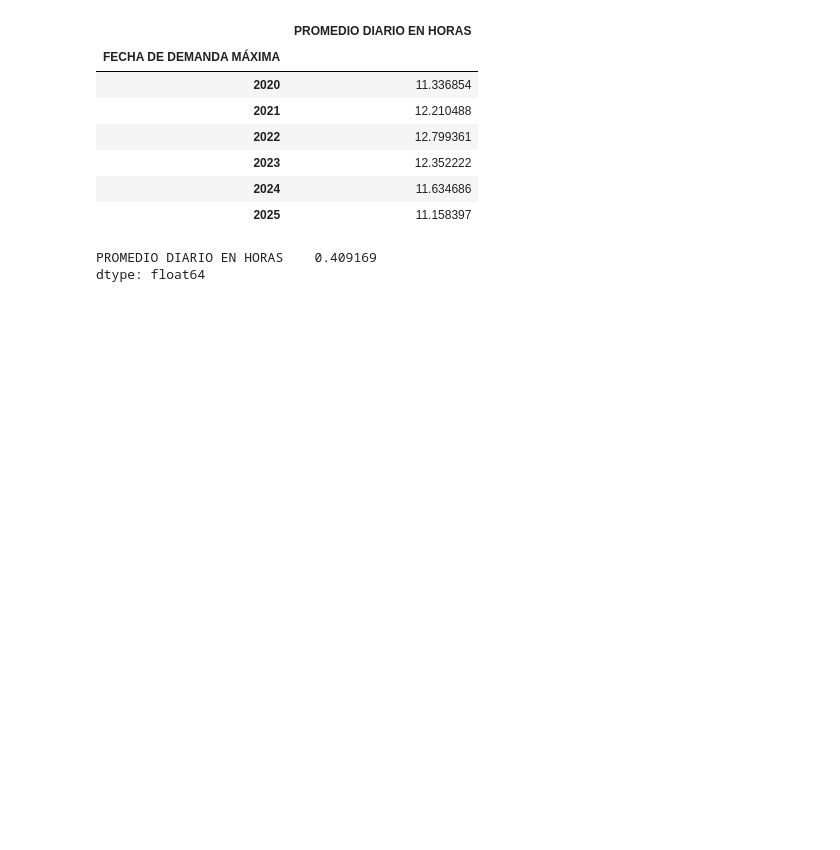
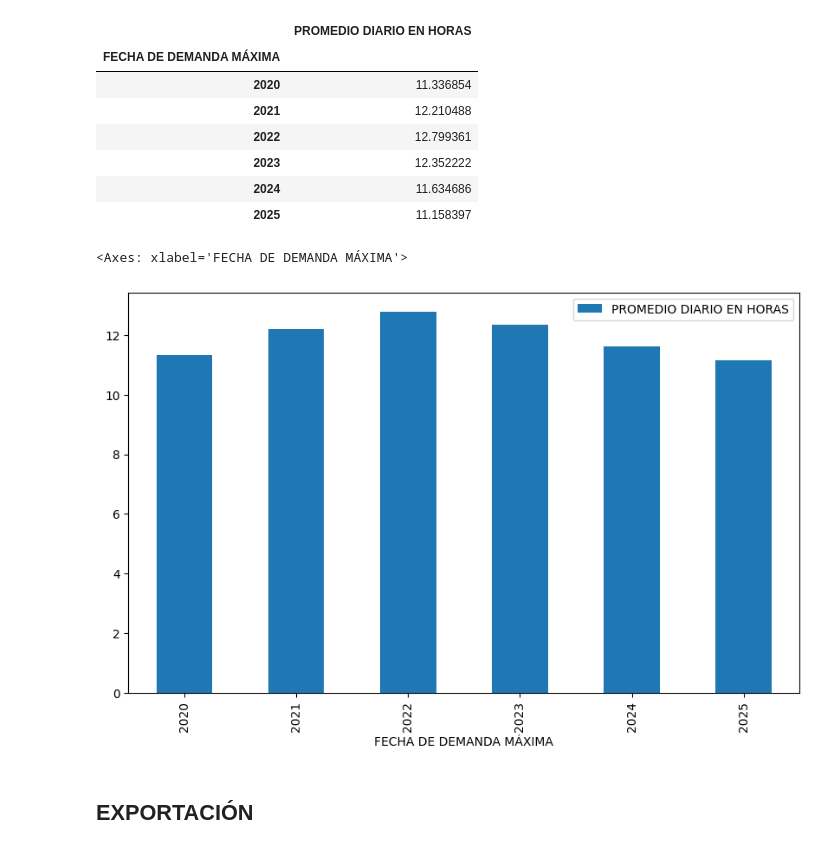
Before and after one commit to Angelthebestone/ANALIS-ZNI, a Jupyter notebook: NOTEBOOKS/ANALISIS ZNI.ipynb, the cells around one changed output. Cells and saved outputs as stored; diff of their text form; code cells hidden in the pictures; blank space fills up the shorter version.

```diff
--- a/NOTEBOOKS/ANALISIS ZNI.ipynb
+++ b/NOTEBOOKS/ANALISIS ZNI.ipynb
@@ -20,4 +26,2 @@ URL3 = "C:/Users/Lenovo/Desktop/ANALISIS ZNI/DATASETS/Anexo_ICEE_2023_dpto_mpio.
 # %%
-df_localidades = pd.read_csv(URL1,
-                            decimal = ',').drop(2) #se dropea 2 debido a que tiene doble coma.
-df_localidades
+df_localidades = pd.read_csv(URL1).drop(2) #se dropea 2 debido a que tiene doble coma.
@@ -168,2 +159,5 @@ def eliminar_tildes(texto):
 # %%
-df_ZNI['DÍA DE DEMANDA MÁXIMA'] = df_ZNI['DÍA DE DEMANDA MÁXIMA'].apply(lambda x: eliminar_tildes(x).upper())
+df_ZNI['DÍA DE DEMANDA MÁXIMA'] = df_ZNI['DÍA DE DEMANDA MÁXIMA'].str.upper().apply(eliminar_tildes)
+
+#lista de elementos unicos para verificar la que solo queda un valor por cada día
+list(df_ZNI['DÍA DE DEMANDA MÁXIMA'].unique())
@@ -323,8 +377,10 @@ df_promedio_horas_servicio
 | 2023 | 12.352222 |
 | 2024 | 11.634686 |
 | 2025 | 11.158397 |
-# %%
-df_promedio_horas_servicio.var()
-# %% [output]
-PROMEDIO DIARIO EN HORAS    0.409169
-dtype: float64
+# %%
+df_promedio_horas_servicio.plot(kind = 'bar', figsize = (10, 6))
+# %% [output]
+<Axes: xlabel='FECHA DE DEMANDA MÁXIMA'>
+[figure, added]
+# %% [markdown]
+## **EXPORTACIÓN**
```
Also changed, not shown: parts of 53 cells of this notebook, 2 other files.
